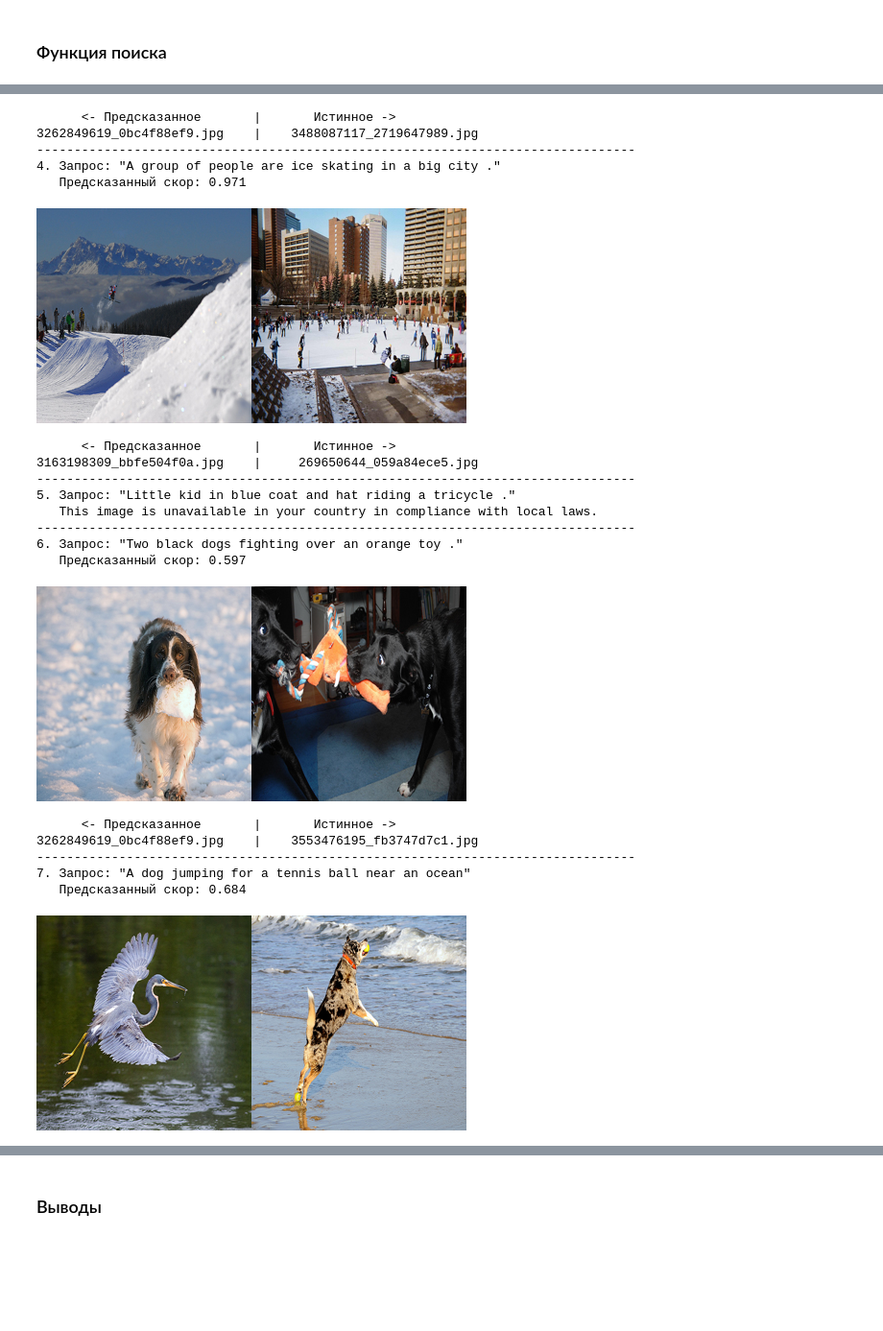
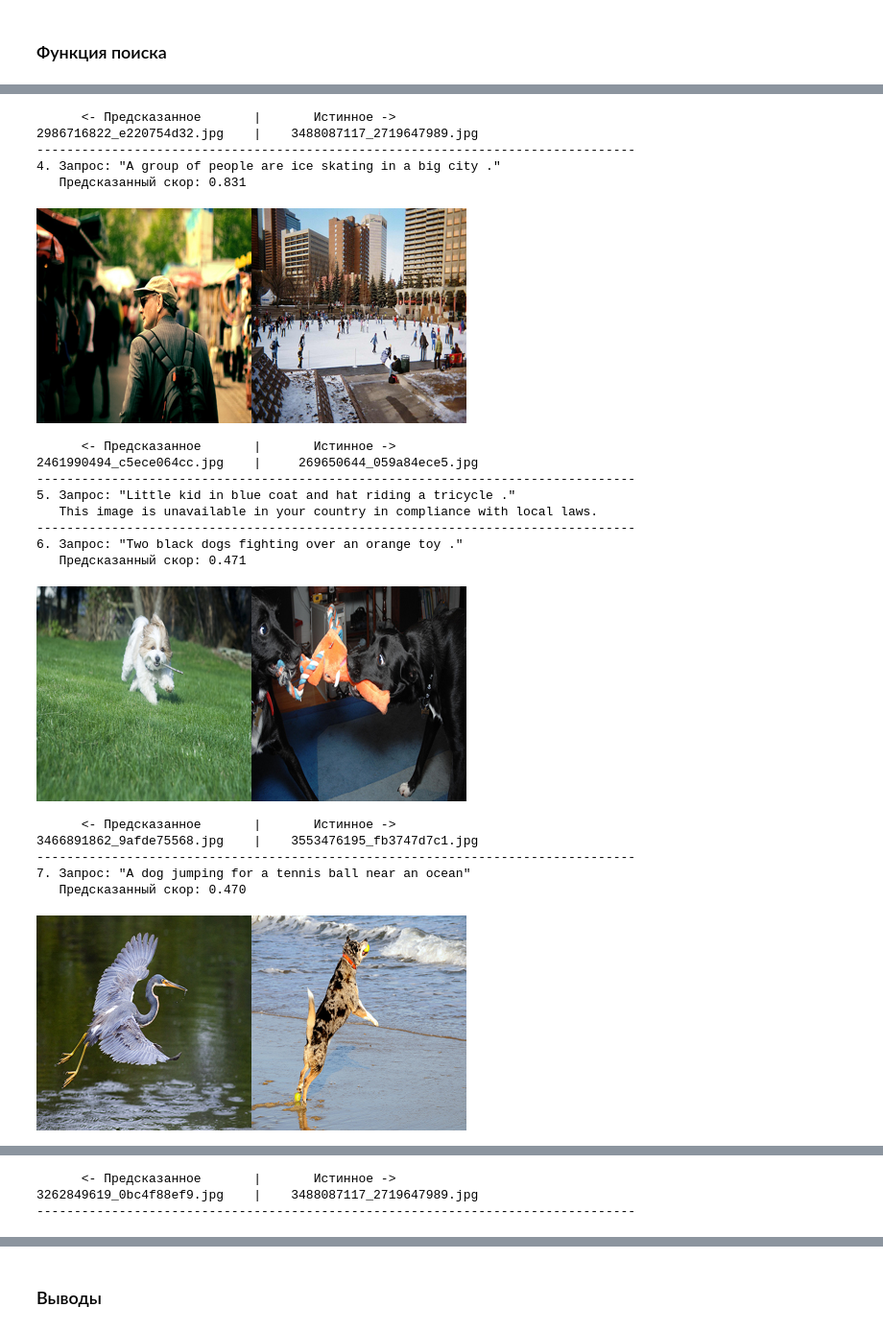
Before and after one commit to Golden-Gekko/with-sense, a Jupyter notebook: 56d9bcd0-dd00-4ce4-bfc1-37130333fd65.ipynb, the cells around one changed output, grey strips where cells are left out. Shown at 96% size. Drawn from its saved outputs; the diff is of its cells as text; code cells hidden in the pictures; blank space fills up the shorter version.

```diff
--- a/56d9bcd0-dd00-4ce4-bfc1-37130333fd65.ipynb
+++ b/56d9bcd0-dd00-4ce4-bfc1-37130333fd65.ipynb
@@ -603,0 +783,23 @@ print(f'Валидация : {X_val.shape[0]}')
+# %%
+def stack_embeddings(df):
+    img_normalizer = Normalizer(norm='l2')
+    txt_normalizer = Normalizer(norm='l2')
+
+    img_embs_norm = img_normalizer.fit_transform(np.stack(df['image_emb'].values))
+    txt_embs_norm = txt_normalizer.fit_transform(np.stack(df['text_emb'].values))
+
+    X = np.concatenate([img_embs_norm, txt_embs_norm], axis=1)
+    y = df['expert_aggr'].values
+
+    return X.astype(np.float32), y.astype(np.float32), img_normalizer, txt_normalizer
+
+X, y, img_normalizer, txt_normalizer = stack_embeddings(merged_clean)
+
+gss = GroupShuffleSplit(n_splits=1, train_size=0.7, random_state=RANDOM_STATE)
+train_idx, val_idx = next(gss.split(X, y, groups=merged_clean['image']))
+
+X_train, X_val = X[train_idx], X[val_idx]
+y_train, y_val = y[train_idx], y[val_idx]
+
+print(f'Тренировка: {X_train.shape[0]}')
+print(f'Валидация : {X_val.shape[0]}')
@@ -698,5 +969,5 @@ print(f'Линейная регрессия: MSE = {lin_mse:.5f}')
 # %%
-fcn_model = FCNModel(input_dim=1280)
-fcn_mse = train_model(fcn_model, train_loader, val_loader, device, epochs=50)
+fcn_model = FCNModel(input_dim=input_dim)
+fcn_mse, _, _ = train_model(fcn_model, train_loader, val_loader, device, epochs=50)
 print(f'Полносвязная сеть: MSE = {fcn_mse:.5f}')
 # %% [output]
@@ -730,6 +1029,6 @@ for name in tqdm(test_image_names, desc='Эмбеддинги тестовых
         img_t = transform(img).unsqueeze(0).to(device)
         with torch.no_grad():
             emb = resnet(img_t).squeeze().cpu().numpy()
-        test_image_embeddings[name] = emb
+        test_image_embeddings[name] = img_normalizer.transform(emb.reshape(1, -1)).flatten()
     except Exception as e:
         print(f'Ошибка при обработке {name}: {e}')
@@ -742,7 +1045,8 @@ def get_text_embedding(text):
         out = text_model(**inputs).last_hidden_state
         mask = inputs['attention_mask'].unsqueeze(-1).expand(out.shape).float()
         mean = (out * mask).sum(1) / mask.sum(1).clamp(min=1e-9)
-    return mean.squeeze().cpu().numpy()
+    emb = mean.squeeze().cpu().numpy()
+    return txt_normalizer.transform(emb.reshape(1, -1)).flatten()
 # %% [markdown]
 ### Функция поиска
 # %%
@@ -765,7 +1069,7 @@ def find_best_match(query_text, model, image_emb_dict, device):
 
     return best_img, best_score
 # %%
-test_samples = test_df.sample(n=10, random_state=RANDOM_STATE).reset_index(drop=True)
+test_samples = test_df.sample(n=15, random_state=RANDOM_STATE).reset_index(drop=True)
 
 fcn_model.eval()
 fcn_model.to(device)
@@ -822,23 +1126,23 @@ for i, row in test_samples.iterrows():
       <- Предсказанное       |       Истинное ->
-3262849619_0bc4f88ef9.jpg    |    3488087117_2719647989.jpg
+2986716822_e220754d32.jpg    |    3488087117_2719647989.jpg
 --------------------------------------------------------------------------------
 4. Запрос: "A group of people are ice skating in a big city ."
-   Предсказанный скор: 0.971
+   Предсказанный скор: 0.831
-[figure, old version]
+[figure, new version]
       <- Предсказанное       |       Истинное ->
-3163198309_bbfe504f0a.jpg    |     269650644_059a84ece5.jpg
+2461990494_c5ece064cc.jpg    |     269650644_059a84ece5.jpg
 --------------------------------------------------------------------------------
 5. Запрос: "Little kid in blue coat and hat riding a tricycle ."
    This image is unavailable in your country in compliance with local laws.
 --------------------------------------------------------------------------------
 6. Запрос: "Two black dogs fighting over an orange toy ."
-   Предсказанный скор: 0.597
+   Предсказанный скор: 0.471
-[figure, old version]
+[figure, new version]
       <- Предсказанное       |       Истинное ->
-3262849619_0bc4f88ef9.jpg    |    3553476195_fb3747d7c1.jpg
+3466891862_9afde75568.jpg    |    3553476195_fb3747d7c1.jpg
 --------------------------------------------------------------------------------
 7. Запрос: "A dog jumping for a tennis ball near an ocean"
-   Предсказанный скор: 0.684
+   Предсказанный скор: 0.470
 [figure]
       <- Предсказанное       |       Истинное ->
 3287969199_08e775d896.jpg    |    3514297698_0512623955.jpg
@@ -854,0 +1177,3 @@ for i, row in test_samples.iterrows():
+      <- Предсказанное       |       Истинное ->
+3262849619_0bc4f88ef9.jpg    |    3488087117_2719647989.jpg
+--------------------------------------------------------------------------------
```
Also changed, not shown: parts of 59 cells of this notebook.
